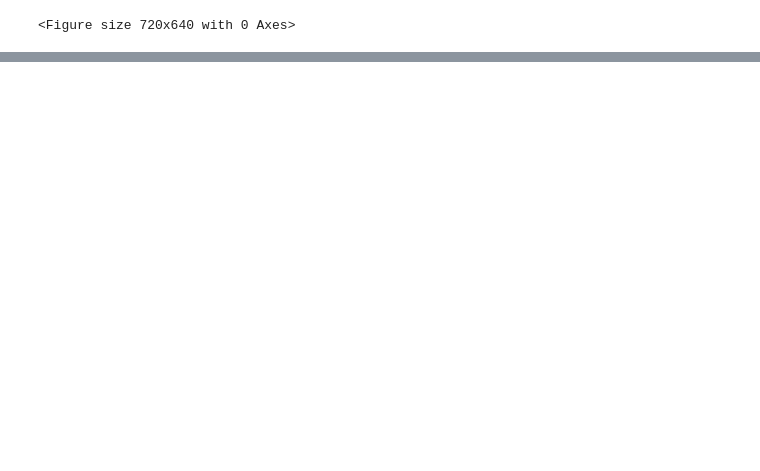
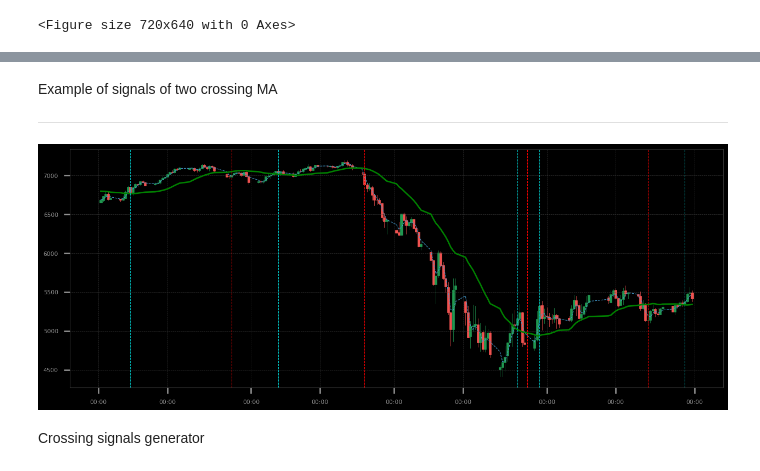
Before and after one commit to dmarienko/Lustre, a Jupyter notebook: models/4. Pyramiding Entries.ipynb, the cells around one changed output, grey strips where cells are left out. Saved outputs shown, nothing was run; the diff lists cells and outputs as text; code cells hidden in the pictures; blank space fills up the shorter version.

```diff
--- a/models/4. Pyramiding Entries.ipynb
+++ b/models/4. Pyramiding Entries.ipynb
@@ -57,0 +167,21 @@ tearsheet(tZ.results[0].get_portfolio(), 50000)
+# %% [markdown]
+Example of signals of two crossing MA
+<hr/>
+# %%
+b = md['AUS200'].ohlc('12h')
+fas_ma = apply_to_frame(sma, b.close, 3)
+slo_ma = apply_to_frame(sma, b.close, 24)
+
+_z = slice('2020-01', '2020-04')
+fig(16, 6)
+ohlc_plot(b[_z])
+plt.plot(fas_ma[_z], '--')
+plt.plot(slo_ma[_z], lw=2)
+
+sigs = q.SingleInstrumentComposer(CrossingMovings(3, 24)).fit(md.ticks()).predict(md['AUS200'].ohlcs('12h'))[_z]
+[plt.axvline(t, c='c', ls='--') for t,_ in sigs[sigs > 0].dropna().iterrows()];
+[plt.axvline(t, c='r', ls='--') for t,_ in sigs[sigs < 0].dropna().iterrows()];
+# %% [output]
+[figure, added]
+# %% [markdown]
+Crossing signals generator
```
Also changed, not shown: parts of 24 cells of this notebook.
